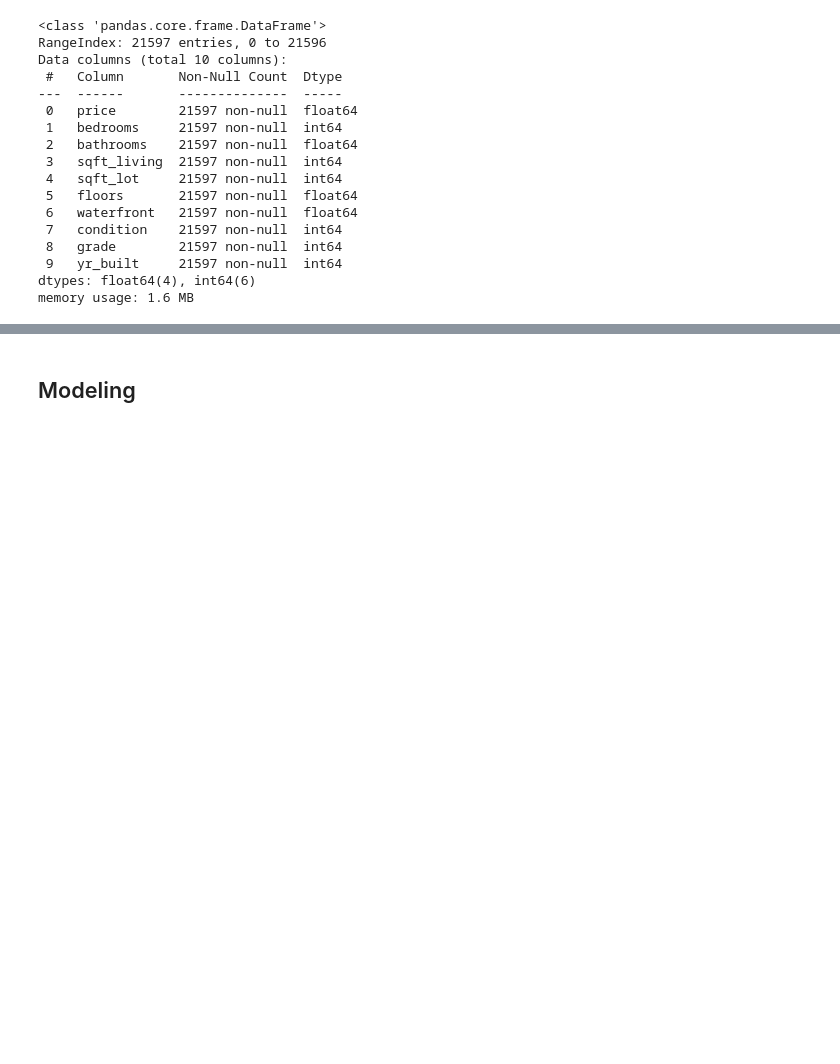
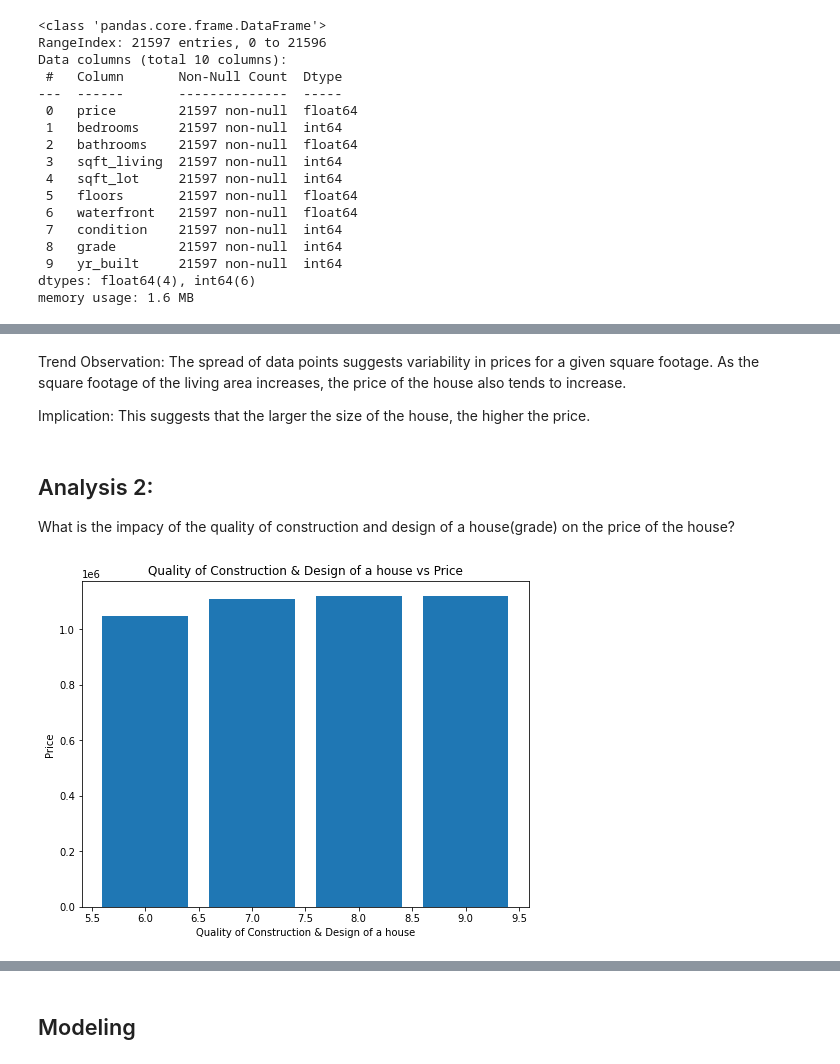
Before and after one commit to Leila-Nyambura/king-county-house-price-prediction-LRM, a Jupyter notebook: Edwin.ipynb, the cells around one changed output, grey strips where cells are left out. Cells and saved outputs as stored; diff of their text form; code cells hidden in the pictures; blank space fills up the shorter version.

```diff
--- a/Edwin.ipynb
+++ b/Edwin.ipynb
@@ -178,0 +281,18 @@ sns.pairplot(df)
+# %% [markdown]
+Trend Observation:
+The spread of data points suggests variability in prices for a given square footage. As the square footage of the living area increases, the price of the house also tends to increase.
+
+Implication:
+This suggests that the larger the size of the house, the higher the price.
+# %% [markdown]
+## Analysis 2:
+What is the impacy of the quality of construction  and design of a house(grade) on the price of the house?
+# %%
+plt.figure(figsize=(8, 6))
+plt.bar(df['grade'], df['price'])
+plt.title('Quality of Construction & Design of a house vs Price')
+plt.xlabel('Quality of Construction & Design of a house')
+plt.ylabel('Price')
+plt.show()
+# %% [output]
+[figure, added]
```
Also changed, not shown: parts of 48 cells of this notebook.
